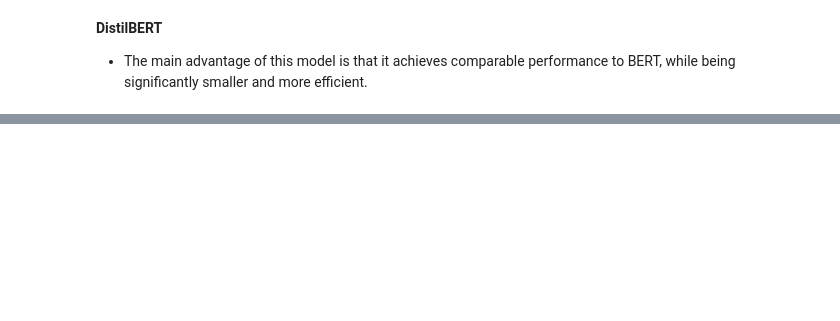
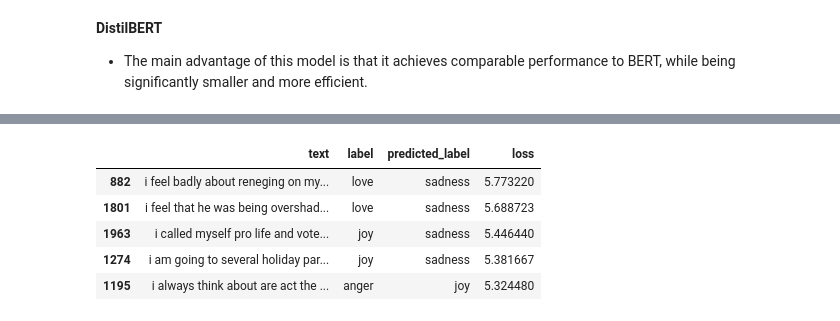
Before and after one commit to ThinamXx/Transformers_NLP, a Jupyter notebook: 02. NLP with Transformers/02. Text Classification/Text Classification.ipynb, the cells around one changed output, grey strips where cells are left out. Drawn from its saved outputs; the diff is of its cells as text; code cells hidden in the pictures; blank space fills up the shorter version.

```diff
--- a/02. NLP with Transformers/02. Text Classification/Text Classification.ipynb
+++ b/02. NLP with Transformers/02. Text Classification/Text Classification.ipynb
@@ -351,0 +449,32 @@ plt.show()
+# %%
+#@ DEFINING FUNCTION FOR ERROR ANALYSIS:
+def forward_pass_with_label(batch):                             # Defining function.
+    inputs = {k:v.to(device) for k,v in batch.items()
+              if k in tokenizer.model_input_names}              # Placing into gpu.
+
+    with torch.no_grad():
+        output = model(**inputs)                                # Getting output predictions.
+        pred_label = torch.argmax(output.logits, axis=-1)       # Getting predictions label.
+        loss = F.cross_entropy(output.logits,
+                               batch["label"].to(device),
+                               reduction="none")                # Calculating loss.
+        return {"loss": loss.cpu().numpy(),
+                "predicted_label": pred_label.cpu().numpy()}    # Placing outputs on cpu.
+# %%
+#@ COMPUTING LOSS:
+emotions_encoded["validation"] = emotions_encoded["validation"].map(
+    forward_pass_with_label, batched=True, batch_size=16
+)                                                                               # Implementation.
+emotions_encoded.set_format("pandas")                                           # Changing format.
+cols = ["text", "label", "predicted_label", "loss"]                             # Initialization.
+df_test = emotions_encoded["validation"][:][cols]                               # Initializing dataframe.
+df_test["label"] = df_test["label"].apply(label_int2str)                        # Converting integers into strings.
+df_test["predicted_label"] = df_test["predicted_label"].apply(label_int2str)    # Converting integers into strings.
+df_test.sort_values("loss", ascending=False).head()                             # Inspection.
+# %% [output]
+|  | text | label | predicted_label | loss |
+| 882 | i feel badly about reneging on my... | love | sadness | 5.773220 |
+| 1801 | i feel that he was being overshad... | love | sadness | 5.688723 |
+| 1963 | i called myself pro life and vote... | joy | sadness | 5.446440 |
+| 1274 | i am going to several holiday par... | joy | sadness | 5.381667 |
+| 1195 | i always think about are act the ... | anger | joy | 5.324480 |
```
Also changed, not shown: parts of 20 cells of this notebook.
